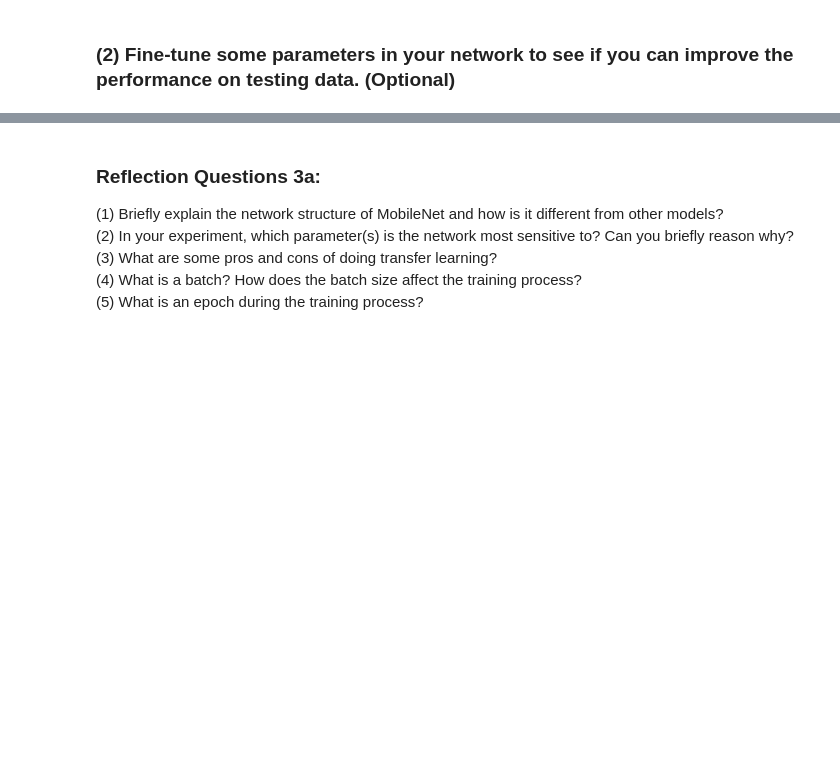
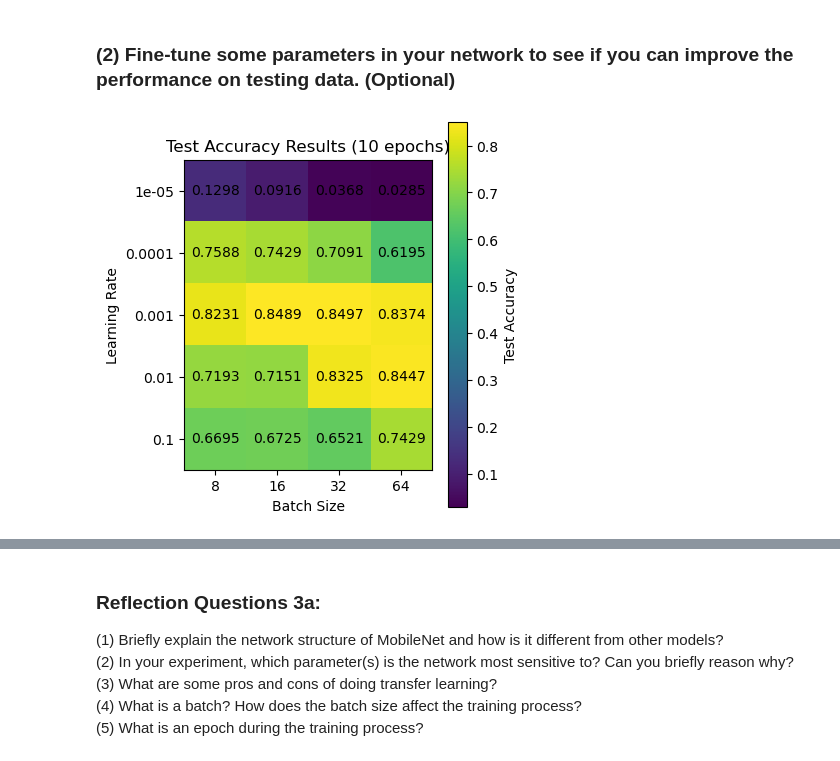
Before and after one commit to the-salty-austin/stat5242, a Jupyter notebook: hw4/05_gr5242_transfer.ipynb, the cells around one changed output, grey strips where cells are left out. Cells and saved outputs as stored; diff of their text form; code cells hidden in the pictures; blank space fills up the shorter version.

```diff
--- a/hw4/05_gr5242_transfer.ipynb
+++ b/hw4/05_gr5242_transfer.ipynb
@@ -524,4 +524,5 @@ Within the `model_transfer = nn.Sequential()` call, dd an Adaptive Average Pooli
 As before, remember your choice of whether to use Cross Entropy or Negative Log Likelihood, and make sure to use the corresponding output of your model (i.e., whether to apply Softmax after calculating loss or within the model)
 # %%
 from torchsummary import summary
+MobileNetV2 = MobileNetV2.to(device)
 summary(MobileNetV2, (3, 224, 224))
@@ -734,0 +807,7 @@ Test Loss: 1.090   Test Accuracy: 83.23%
+# %%
+learning_rates = [1e-5, 1e-4, 1e-3, 1e-2, 1e-1]
+batch_sizes = [8, 16, 32, 64]
+
+best_accuracy = 0
+best_params = {}
+all_results = {}
@@ -734,0 +839,25 @@ Test Loss: 1.090   Test Accuracy: 83.23%
+# %%
+learning_rates = [1e-5, 1e-4, 1e-3, 1e-2, 1e-1]
+batch_sizes = [8, 16, 32, 64]
+# %%
+accuracy_matrix = np.zeros((len(learning_rates), len(batch_sizes)))
+for i, lr in enumerate(learning_rates):
+    for j, batch_size in enumerate(batch_sizes):
+        accuracy_matrix[i, j] = all_results[(lr, batch_size)][1]
+
+# Create the heatmap
+plt.figure(figsize=(4, 5))
+plt.imshow(accuracy_matrix, cmap='viridis', interpolation='nearest')
+plt.colorbar(label='Test Accuracy')
+
+plt.xticks(np.arange(len(batch_sizes)), batch_sizes)
+plt.yticks(np.arange(len(learning_rates)), learning_rates)
+plt.xlabel('Batch Size')
+plt.ylabel('Learning Rate')
+plt.title('Test Accuracy Results (10 epochs)')
+
+for i in range(len(learning_rates)):
+    for j in range(len(batch_sizes)):
+        text = plt.text(j, i, f'{accuracy_matrix[i, j]:.4f}', ha='center', va='center')
+# %% [output]
+[figure, added]
```
Also changed, not shown: parts of 6 cells of this notebook.
